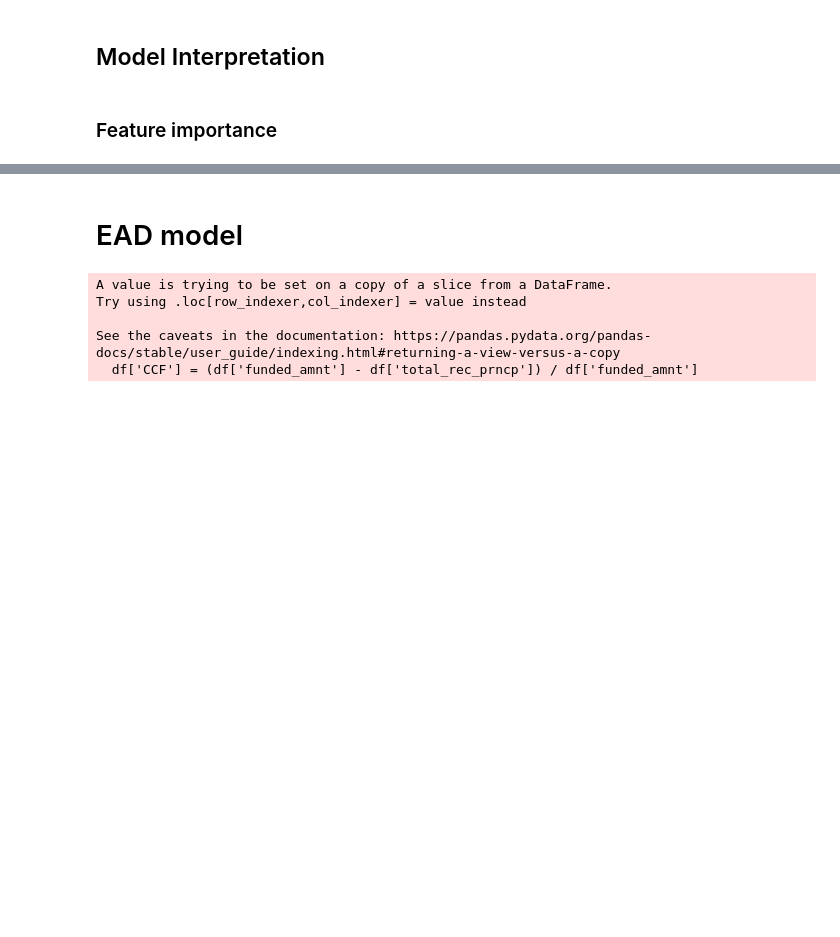
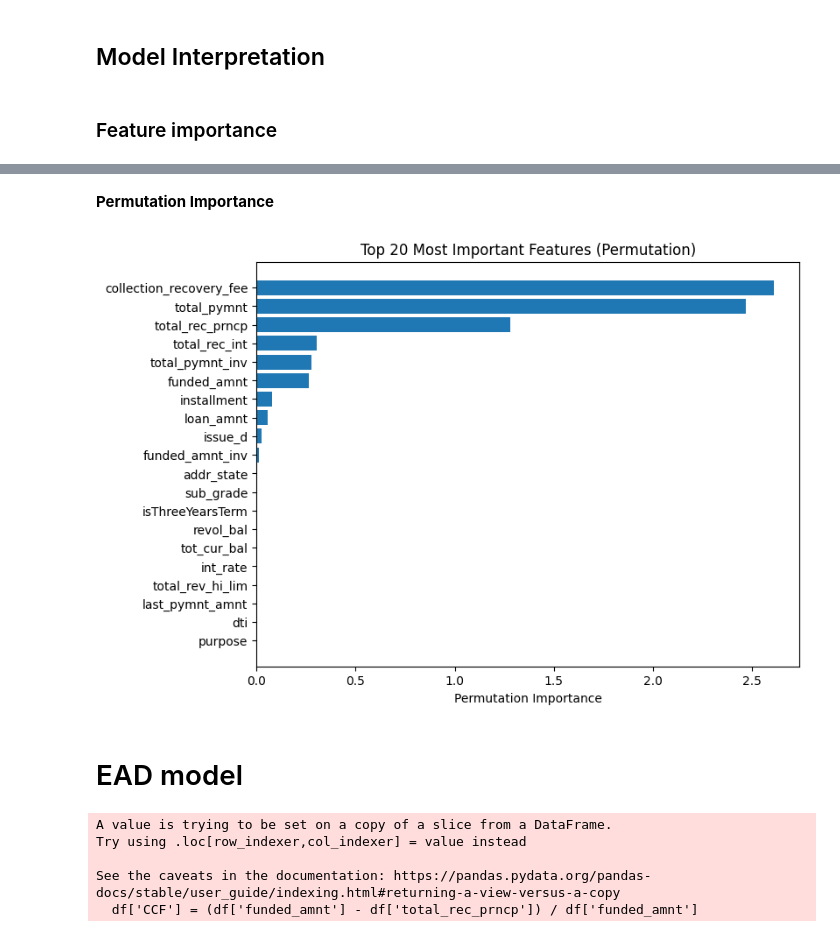
Before and after one commit to MYOUSSF/CreditRisk, a Jupyter notebook: Loss_Given_Default_Modelling.ipynb, the cells around one changed output, grey strips where cells are left out. Saved outputs shown, nothing was run; the diff lists cells and outputs as text; code cells hidden in the pictures; blank space fills up the shorter version.

```diff
--- a/Loss_Given_Default_Modelling.ipynb
+++ b/Loss_Given_Default_Modelling.ipynb
@@ -198,3 +196,19 @@ plt.show()
+# %% [markdown]
+**Permutation Importance**
+# %%
+from sklearn.inspection import permutation_importance
+
+result = permutation_importance(xgb_regressor, X_test, y_test, n_repeats=10, random_state=42, n_jobs=2)
+top_features = 20
+perm_sorted_idx = result.importances_mean.argsort()[-top_features:]
+
+plt.figure(figsize=(8, 6))
+plt.barh(X_test.columns[perm_sorted_idx], result.importances_mean[perm_sorted_idx])
+plt.xlabel("Permutation Importance")
+plt.title(f"Top {top_features} Most Important Features (Permutation)")
+plt.show()
+# %% [output]
+[figure, added]
 # %% [markdown]
 # EAD model
 # %%
```
Also changed, not shown: parts of 9 cells of this notebook.
